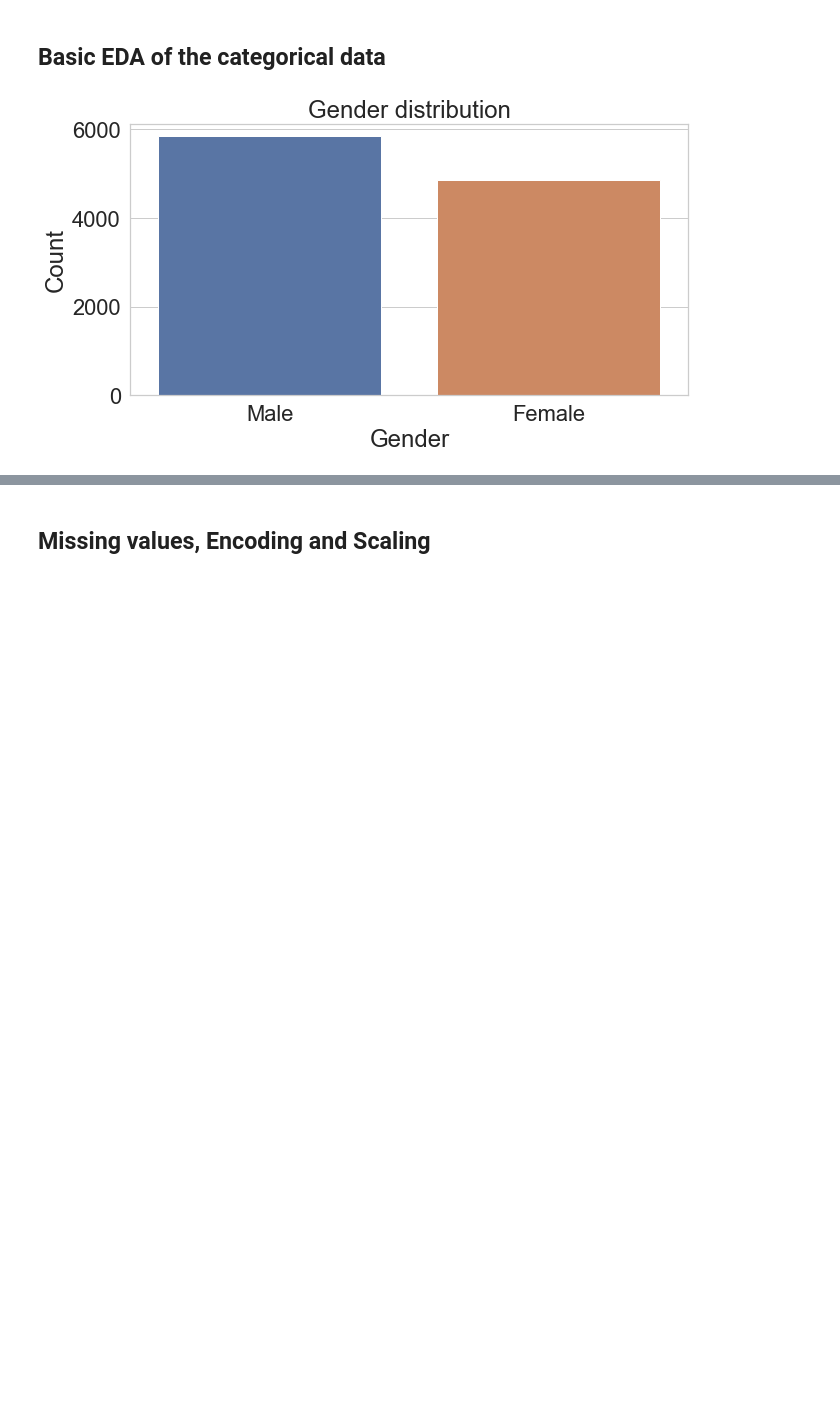
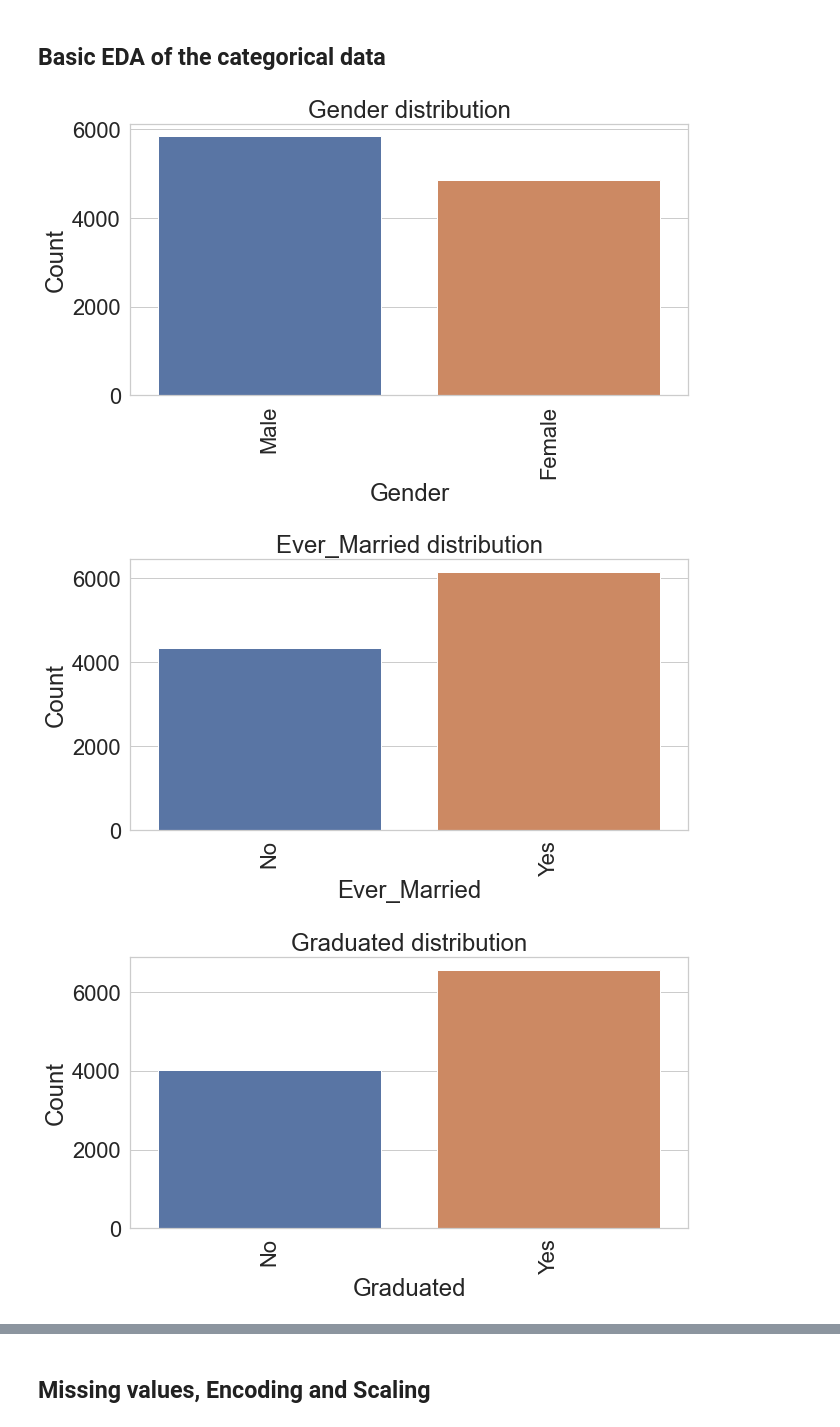
Before and after one commit to PietroDona/DS_Exercises, a Jupyter notebook: Customer Segmentation/notebooks/Segmentation-EDA.ipynb, the cells around one changed output, grey strips where cells are left out. Drawn from its saved outputs; the diff is of its cells as text; code cells hidden in the pictures; blank space fills up the shorter version.

```diff
--- a/Customer Segmentation/notebooks/Segmentation-EDA.ipynb
+++ b/Customer Segmentation/notebooks/Segmentation-EDA.ipynb
@@ -67,0 +60,2 @@ We have 10,695 total rows and 10 columns
+# %%
+CATEGORICAL = ['Gender', 'Ever_Married', 'Graduated', 'Profession', 'Spending_Score', 'Var_1']
@@ -68,9 +69,13 @@ We have 10,695 total rows and 10 columns
 # %% [markdown]
 ## Basic EDA of the categorical data
 # %%
-fig, ax = plt.subplots(nrows=1,
-                       ncols=1, figsize=(10, 5))
-sns.countplot(data=rawdata, x='Gender',ax=ax)
-ax.set(title='Gender distribution', ylabel = 'Count');
+for feature in CATEGORICAL:
+    fig, ax = plt.subplots(nrows=1,
+                        ncols=1, figsize=(10, 5))
+    sns.countplot(data=rawdata, x=feature, ax=ax)
+    ax.set(title=f'{feature} distribution', ylabel='Count')
+    ax.set_xticklabels(ax.get_xticklabels(), rotation=90)
 # %% [output]
-[figure, old version]
+[figure, new version]
+[figure, added]
+[figure, added]
```
Also changed, not shown: parts of 39 cells of this notebook, 13 other files.
